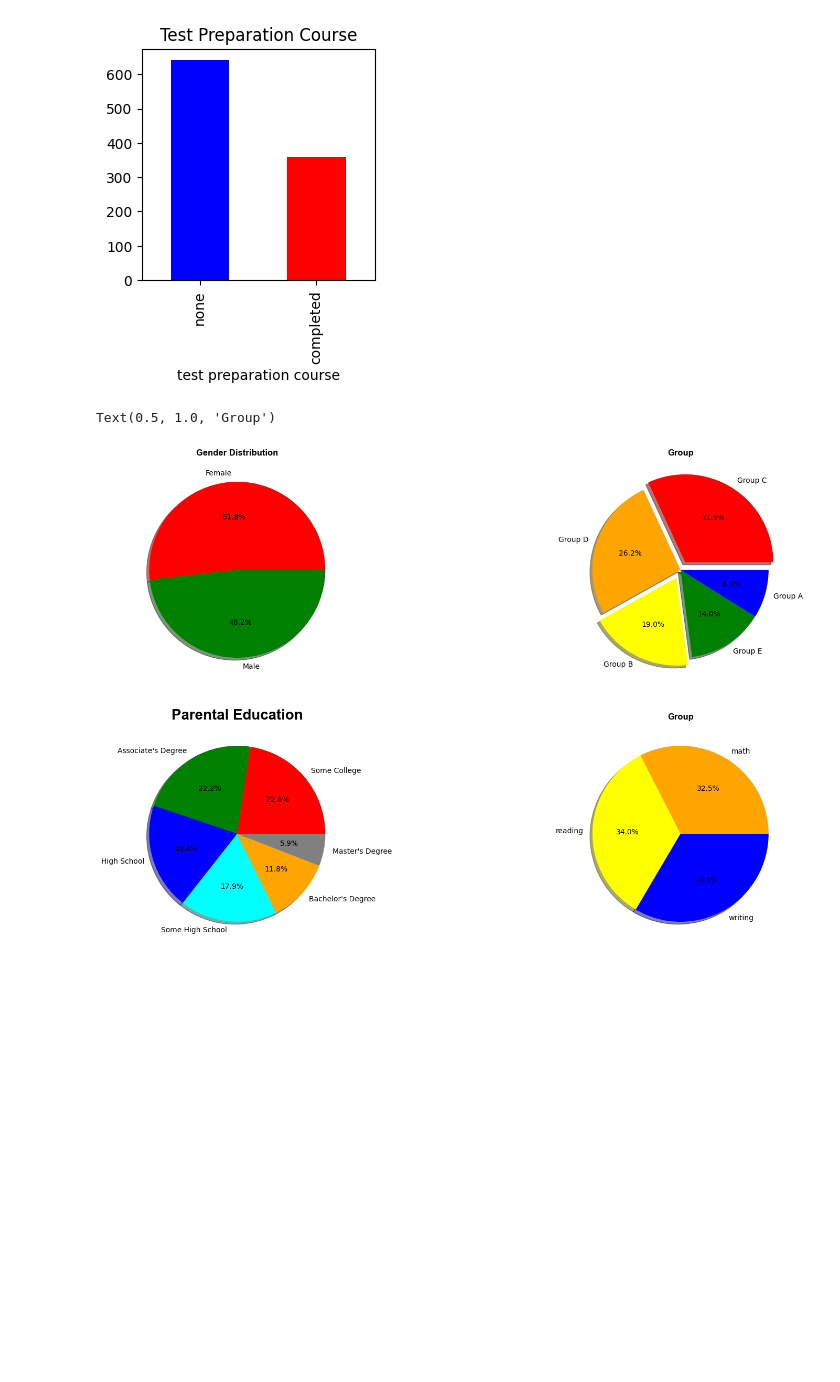
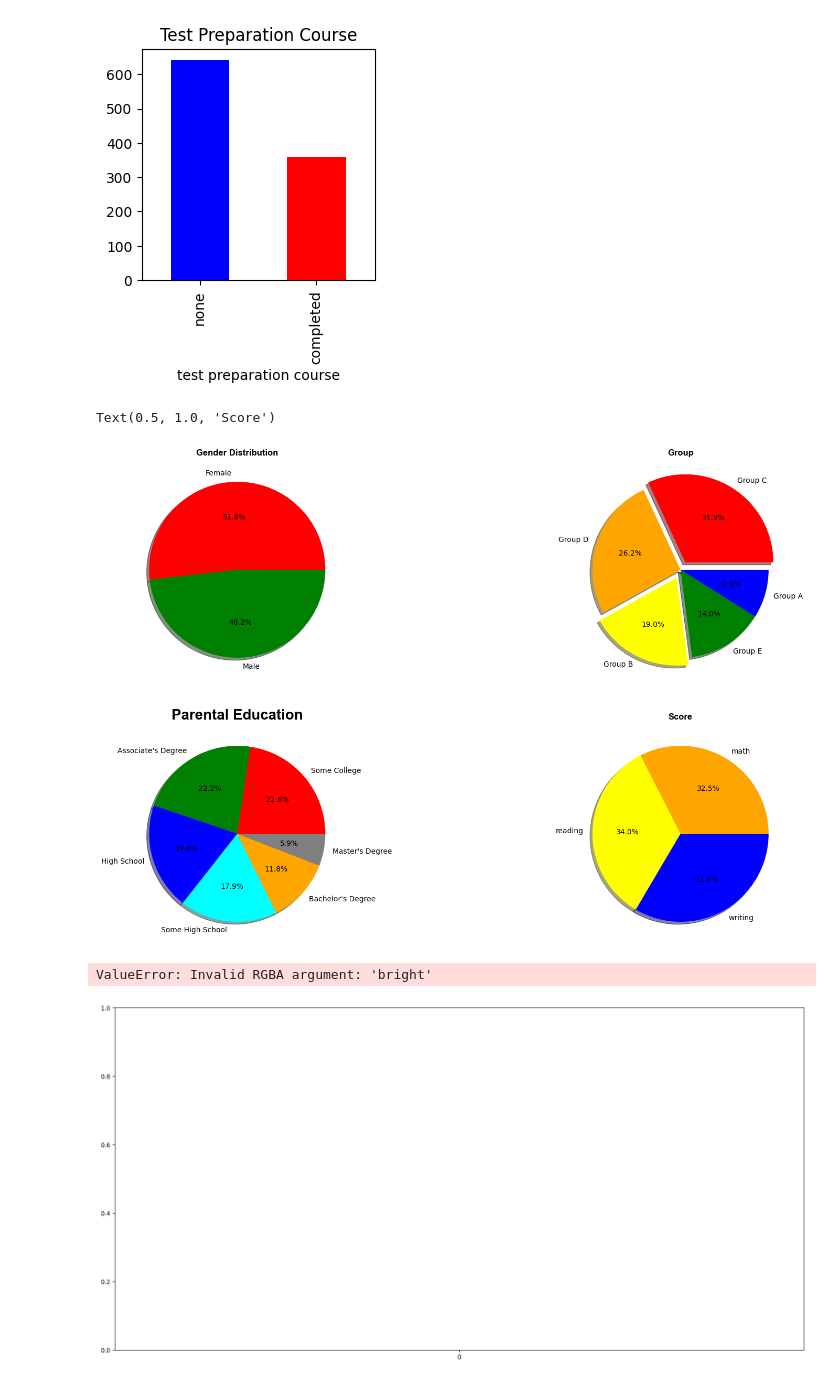
Before and after one commit to Nit-Munjapara19/student-performance-analysis, a Jupyter notebook: student_performance_analysis.ipynb, the cells around one changed output. Saved outputs shown, nothing was run; the diff lists cells and outputs as text; code cells hidden in the pictures; blank space fills up the shorter version.

Commit message:
score

```diff
--- a/student_performance_analysis.ipynb
+++ b/student_performance_analysis.ipynb
@@ -93,9 +93,16 @@ axes[1, 1].pie(df[['math score','reading score','writing score']].sum(),
                autopct='%1.1f%%',
                shadow=True,
                )
-axes[1, 1].set_title('Group',
+axes[1, 1].set_title('Score',
                      family='Arial',
                      fontweight='bold')
 # %% [output]
-Text(0.5, 1.0, 'Group')
+Text(0.5, 1.0, 'Score')
 [figure]
+# %%
+sns.countplot(x='math score',data=df, color = 'skybl')
+plt.title('Math Score Comparison',fontsize = 20)
+plt.show()
+# %% [output]
+ValueError: Invalid RGBA argument: 'bright'
+[figure, added]
```
Also changed, not shown: parts of 2 cells of this notebook.
